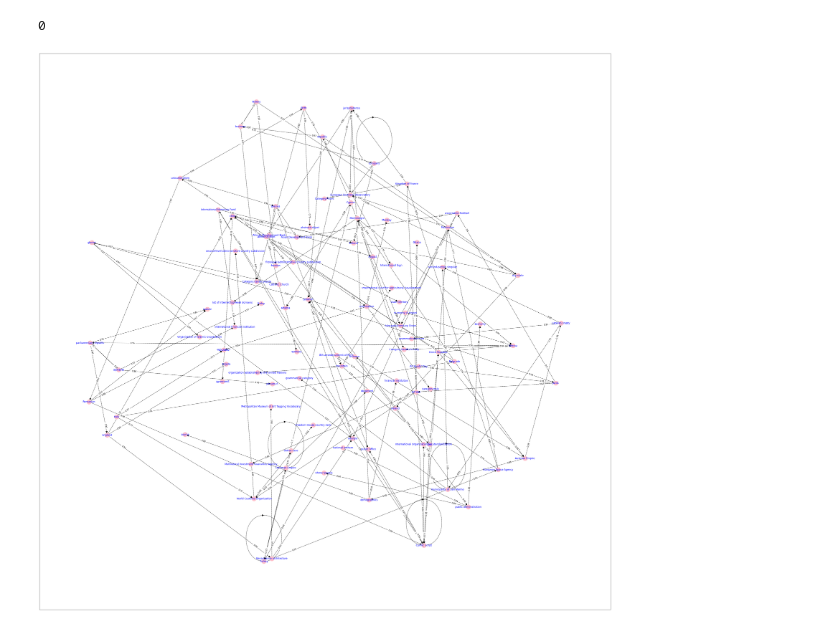
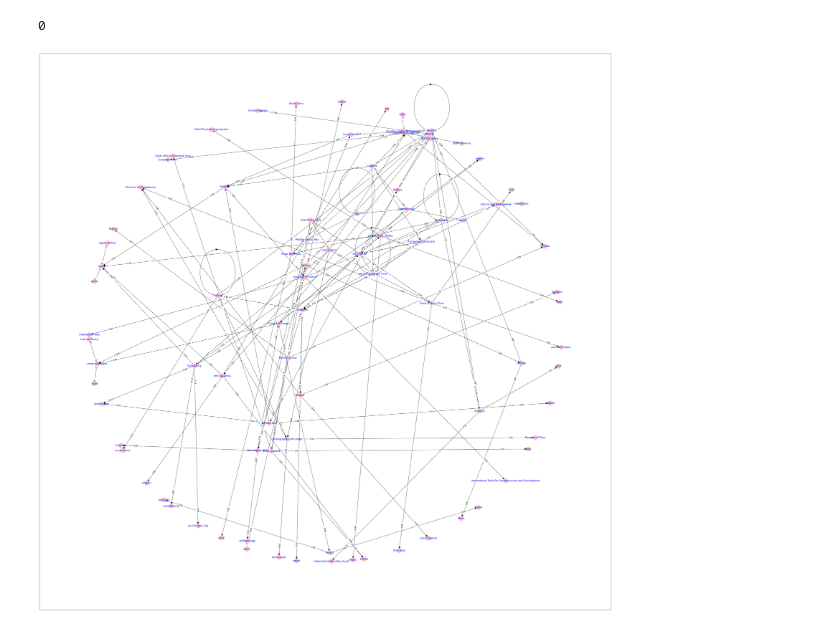
Before and after one commit to AlbezJelt/compass-aligned-graph-embeddings, a Jupyter notebook: notebooks/Cade.ipynb, the cells around one changed output. Saved outputs shown, nothing was run; the diff lists cells and outputs as text; code cells hidden in the pictures.

```diff
--- a/notebooks/Cade.ipynb
+++ b/notebooks/Cade.ipynb
@@ -73,22 +72,22 @@ graph_creation(startpoint, 15)
 # %%
 import matplotlib.pyplot as plt
 plt.figure(figsize=(50,50))
 pos = nx.spring_layout(G, center = (0,0))
 for i in pos:
-  pos[i][0] = (pos[i][0]) * 10 # x coordinate
-  pos[i][1] = (pos[i][1]) * 10 # y coordinate
+  #pos[i][0] = (pos[i][0]) * 10 # x coordinate
+  #pos[i][1] = (pos[i][1]) * 10 # y coordinate
   distance = (pos[i][0]**2+pos[i][1]**2)**(1/2)
-  pos[i][0] = (pos[i][0]) * (11-distance) # x coordinate
-  pos[i][1] = (pos[i][1]) * (11-distance) # y coordinate
+  pos[i][0] = (pos[i][0]) * (3**(11-distance))
+  pos[i][1] = (pos[i][1]) * (3**(11-distance))
 
 nx.draw_networkx_nodes(G, pos, node_size=500, node_color='pink')
 nx.draw_networkx_edges(G, pos, arrows = True, arrowsize=20, style='dashed')
 nx.draw_networkx_edge_labels(G, pos, nx.get_edge_attributes(G,'weight'), label_pos=0.1)
 nx.draw_networkx_edge_labels(G, pos, nx.get_edge_attributes(G,'weight'), label_pos=0.9)
 nx.draw_networkx_labels(G, pos, font_color="blue")
 plt.show()
 # %% [output]
-[figure, old version]
+[figure, new version]
 # %%
 %%capture
 !pip install pyvis
```
Also changed, not shown: parts of 4 cells of this notebook.
